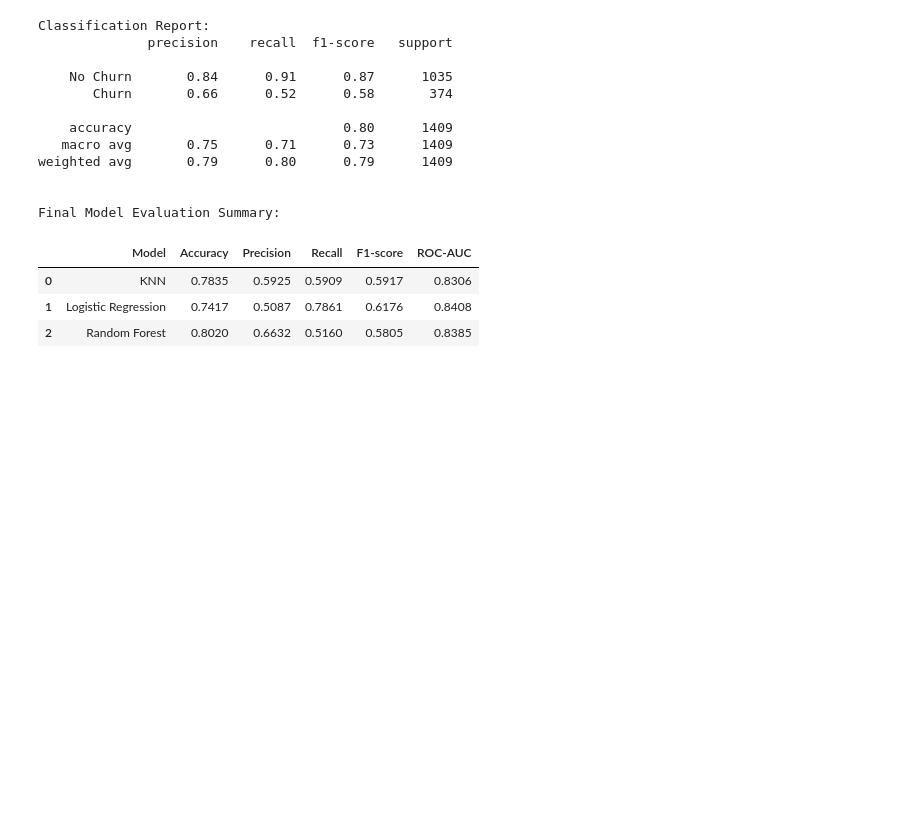
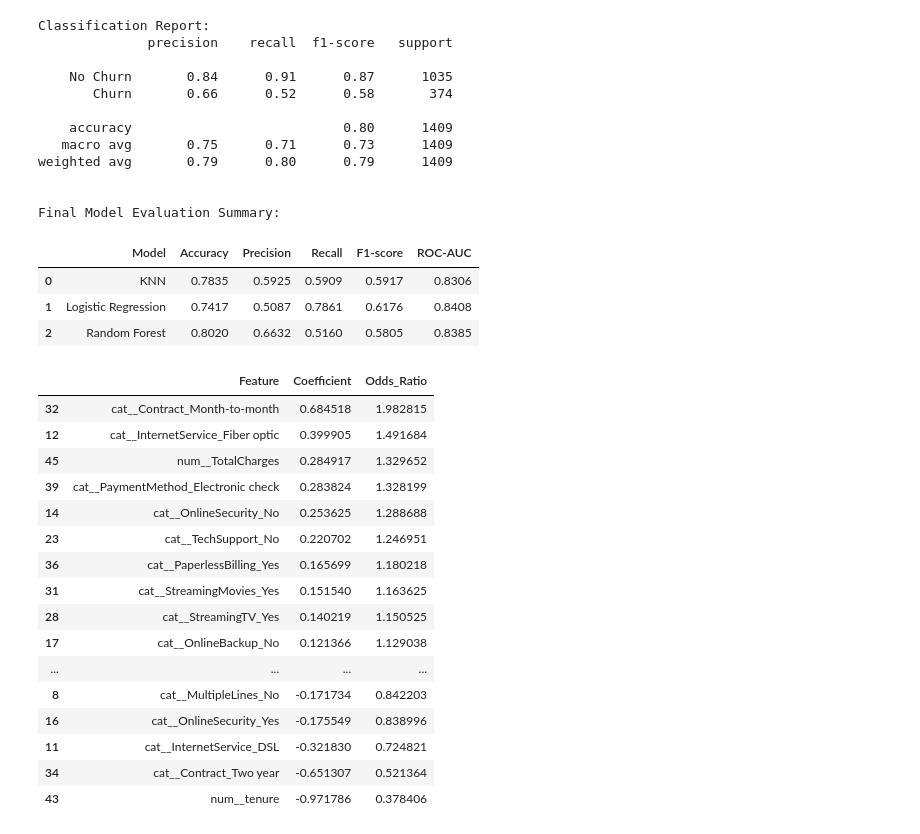
Before and after one commit to Tharul-Fernando/CM2604-Telco-Customer-Churn, a Jupyter notebook: 03_Model_Training.ipynb, the cells around one changed output. Cells and saved outputs as stored; diff of their text form; code cells hidden in the pictures; blank space fills up the shorter version.

```diff
--- a/03_Model_Training.ipynb
+++ b/03_Model_Training.ipynb
@@ -963,3 +963,53 @@ Final Model Evaluation Summary:
 | 0 | KNN | 0.7835 | 0.5925 | 0.5909 | 0.5917 | 0.8306 |
 | 1 | Logistic Regression | 0.7417 | 0.5087 | 0.7861 | 0.6176 | 0.8408 |
 | 2 | Random Forest | 0.8020 | 0.6632 | 0.5160 | 0.5805 | 0.8385 |
+# %%
+# Get the best tuned Logistic Regression pipeline
+best_lr = log_search.best_estimator_
+
+# Extract the Logistic Regression classifier
+lr_classifier = best_lr.named_steps["model"]
+
+# Extract the preprocessing component
+preprocessor = best_lr.named_steps["prep"]
+
+# Get feature names after preprocessing
+feature_names = preprocessor.get_feature_names_out()
+
+# Get model coefficients
+coefficients = lr_classifier.coef_[0]
+
+# Create a DataFrame
+coef_df = pd.DataFrame({
+    "Feature": feature_names,
+    "Coefficient": coefficients
+})
+
+# Calculate odds ratios
+coef_df["Odds_Ratio"] = np.exp(coef_df["Coefficient"])
+
+# Sort by coefficient
+coef_df = coef_df.sort_values(
+    by="Coefficient",
+    ascending=False
+)
+
+display(coef_df)
+# %% [output]
+|  | Feature | Coefficient | Odds_Ratio |
+| 32 | cat__Contract_Month-to-month | 0.684518 | 1.982815 |
+| 12 | cat__InternetService_Fiber optic | 0.399905 | 1.491684 |
+| 45 | num__TotalCharges | 0.284917 | 1.329652 |
+| 39 | cat__PaymentMethod_Electronic check | 0.283824 | 1.328199 |
+| 14 | cat__OnlineSecurity_No | 0.253625 | 1.288688 |
+| 23 | cat__TechSupport_No | 0.220702 | 1.246951 |
+| 36 | cat__PaperlessBilling_Yes | 0.165699 | 1.180218 |
+| 31 | cat__StreamingMovies_Yes | 0.151540 | 1.163625 |
+| 28 | cat__StreamingTV_Yes | 0.140219 | 1.150525 |
+| 17 | cat__OnlineBackup_No | 0.121366 | 1.129038 |
+| ... | ... | ... | ... |
+| 8 | cat__MultipleLines_No | -0.171734 | 0.842203 |
+| 16 | cat__OnlineSecurity_Yes | -0.175549 | 0.838996 |
+| 11 | cat__InternetService_DSL | -0.321830 | 0.724821 |
+| 34 | cat__Contract_Two year | -0.651307 | 0.521364 |
+| 43 | num__tenure | -0.971786 | 0.378406 |
```
Also changed, not shown: parts of 3 cells of this notebook.
